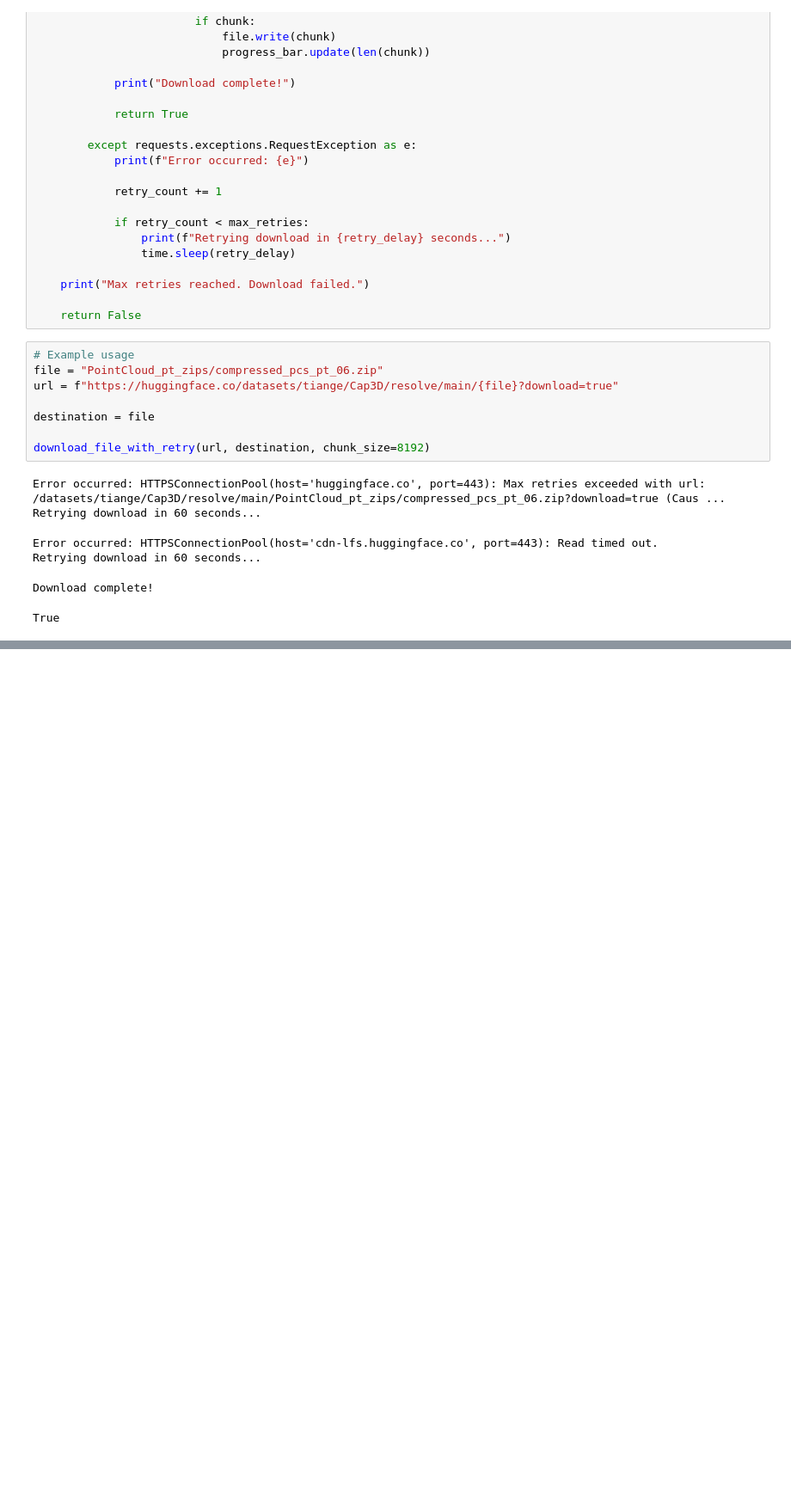
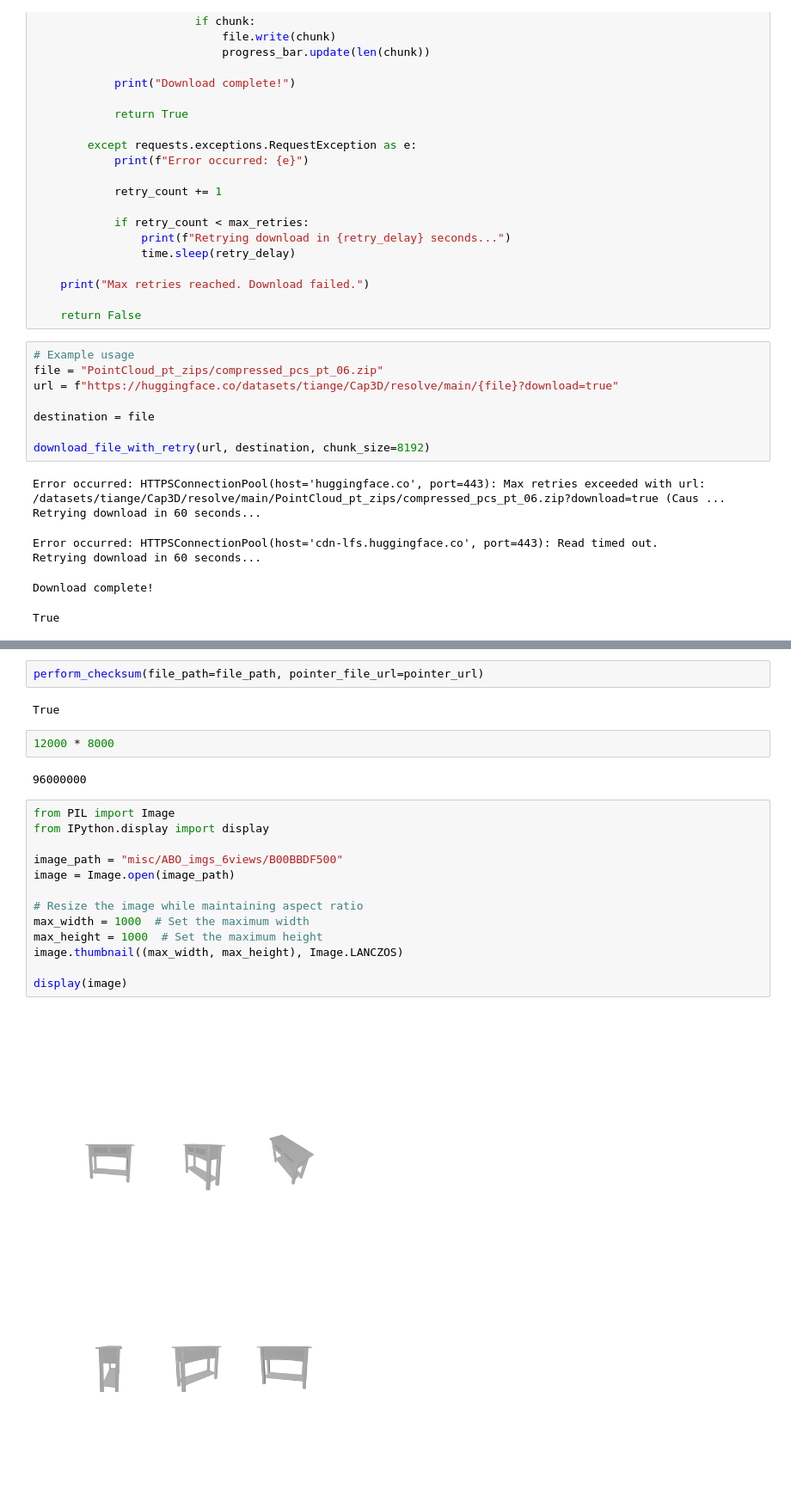
Before and after one commit to SpaceForm-Tech/SFAI-Cap3D-Download, a Jupyter notebook: download.ipynb, the cells around one changed output, grey strips where cells are left out. Shown: that part at 86% size. Saved outputs shown, nothing was run; the diff lists cells and outputs as text; blank space fills up the shorter version.

```diff
--- a/download.ipynb
+++ b/download.ipynb
@@ -67,0 +243,23 @@ True
+# %%
+perform_checksum(file_path=file_path, pointer_file_url=pointer_url)
+# %% [output]
+True
+# %%
+12000 * 8000
+# %% [output]
+96000000
+# %%
+from PIL import Image
+from IPython.display import display
+
+image_path = "misc/ABO_imgs_6views/B00BBDF500"
+image = Image.open(image_path)
+
+# Resize the image while maintaining aspect ratio
+max_width = 1000  # Set the maximum width
+max_height = 1000  # Set the maximum height
+image.thumbnail((max_width, max_height), Image.LANCZOS)
+
+display(image)
+# %% [output]
+[figure, added]
```
Also changed, not shown: parts of 17 cells of this notebook, 5 other files.
